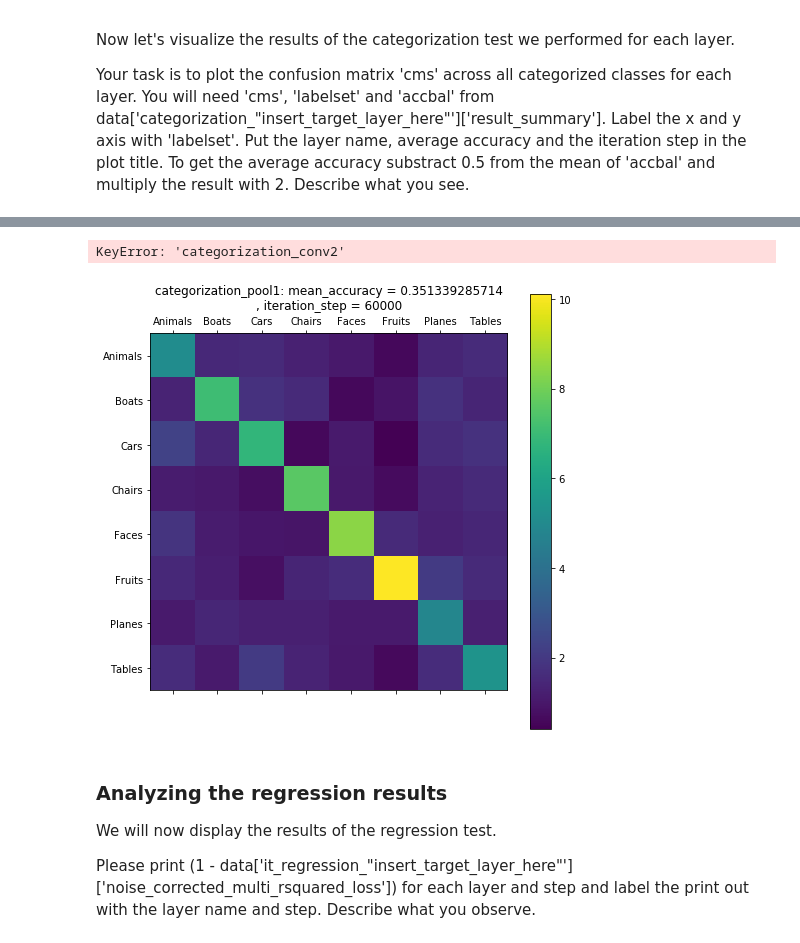
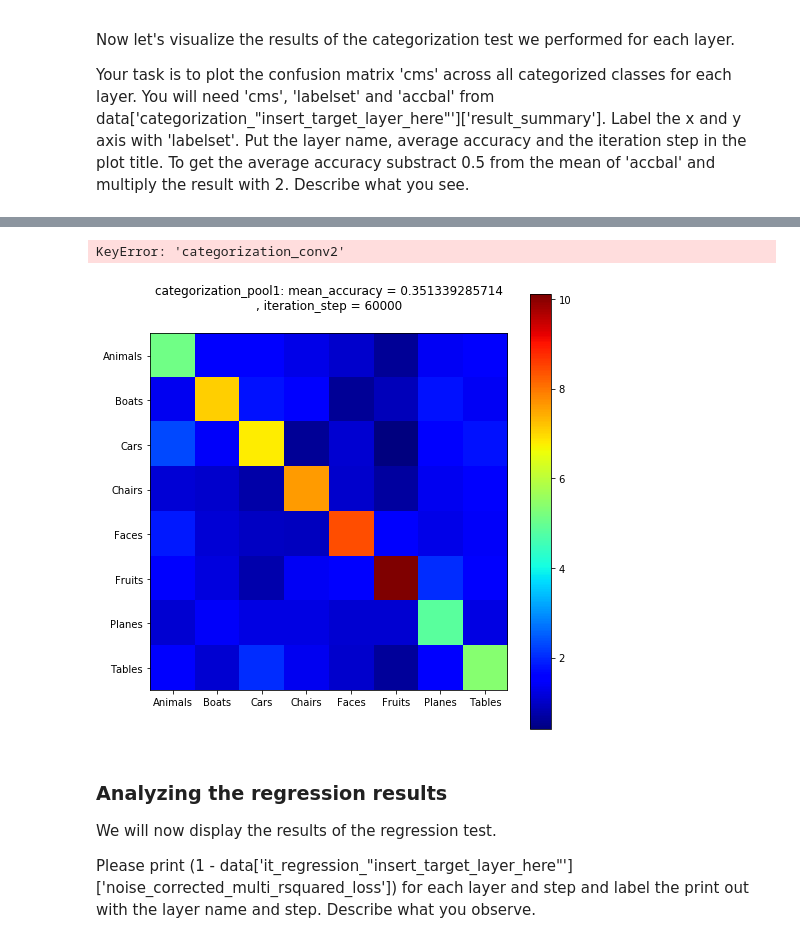
Before and after one commit to j-abc/cs375, a Jupyter notebook: 2017/assignment1/CS375 Assignment 1 Group 6.ipynb, the cells around one changed output, grey strips where cells are left out. Saved outputs shown, nothing was run; the diff lists cells and outputs as text; code cells hidden in the pictures.

```diff
--- a/2017/assignment1/CS375 Assignment 1 Group 6.ipynb
+++ b/2017/assignment1/CS375 Assignment 1 Group 6.ipynb
@@ -222,29 +211,32 @@ data['categorization_pool1']['result_summary']['accbal']
 # %%
 def plot_categorization_results(data, target_layers, step):
     """
     Plots the confusion matrix and the average classification accuracy for each layer.
 
     You will need to EDIT this section.
     """
     for i, layer in enumerate(target_layers):
         k = 'categorization_%s' % layer
         categorization_results = data[k]['result_summary']
         ### YOUR CODE HERE
         fig = plt.figure(figsize=(8, 8))
         m = fig.gca().matshow(np.array(categorization_results['cms']).mean(2))
         plt.xticks(range(8), categorization_results['labelset'])
         plt.yticks(range(8), categorization_results['labelset'])
         plt.colorbar(m)
         ave_acc = (np.mean(categorization_results['accbal']) - .5) * 2
         plt.title(k + ": mean_accuracy = " + str(ave_acc) + "\n, iteration_step = " + str(step))
+        m.set_cmap('jet')
+        ax = plt.gca()
+        ax.xaxis.tick_bottom()
 
 
         ### END OF YOUR CODE
 
 plot_categorization_results(data, target_layers, step)
 # %% [output]
 KeyError: 'categorization_conv2'
-[figure, old version]
+[figure, new version]
 # %% [markdown]
 ### Analyzing the regression results
 
```
Also changed, not shown: parts of 4 cells of this notebook.
